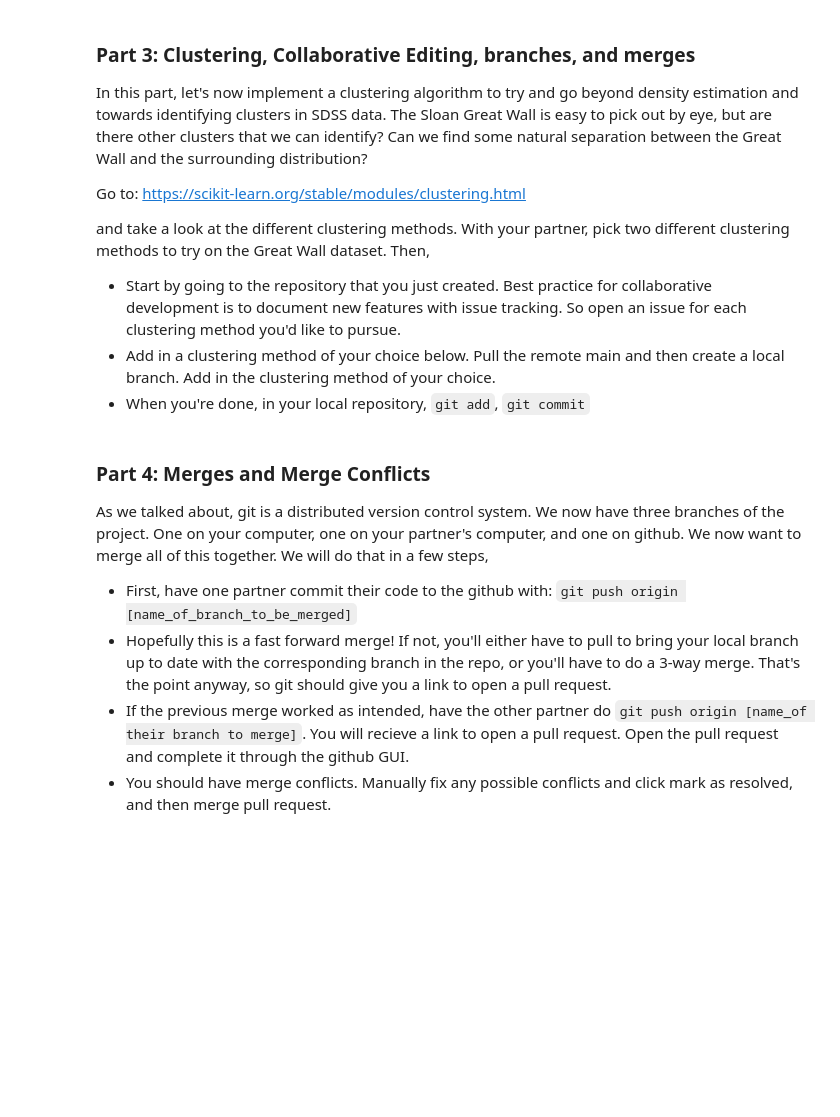
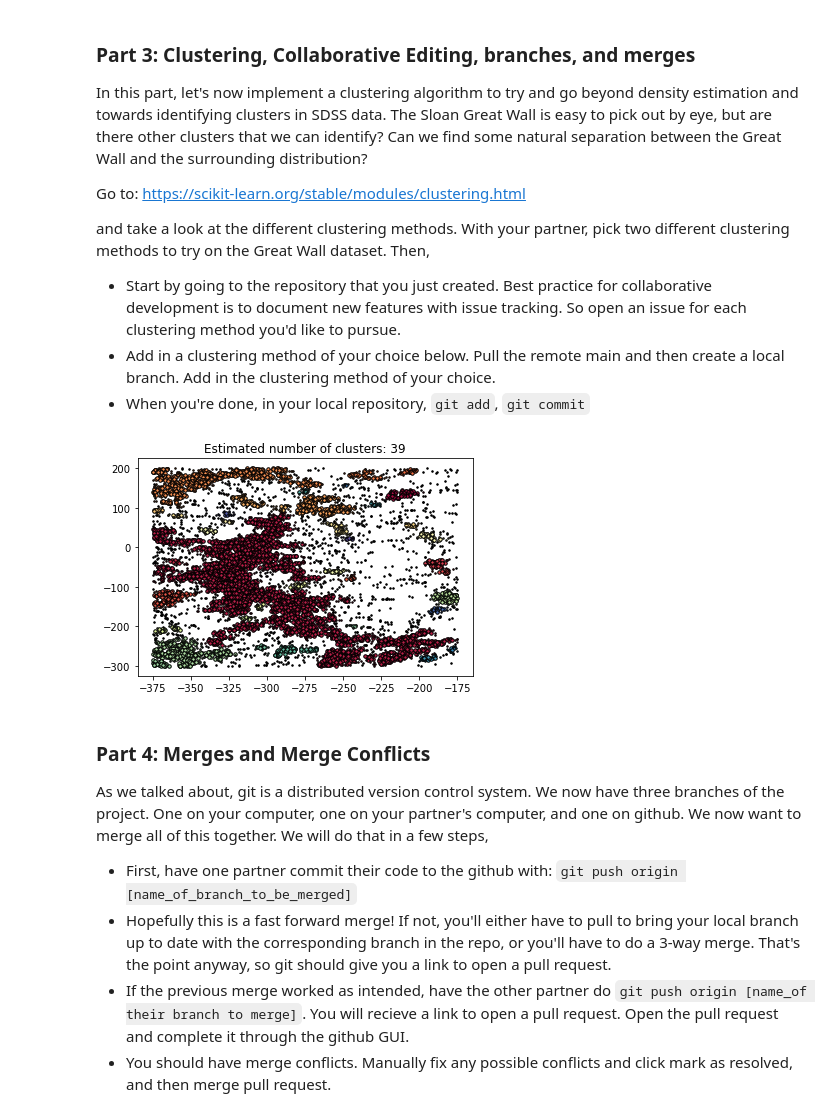
Before and after one commit to Yashvi-Sharma/GreatWallHaySha, a Jupyter notebook: DSFP_intro_2_git.ipynb, the cells around one changed output. Drawn from its saved outputs; the diff is of its cells as text; code cells hidden in the pictures; blank space fills up the shorter version.

Commit message:
added dbscan

```diff
--- a/DSFP_intro_2_git.ipynb
+++ b/DSFP_intro_2_git.ipynb
@@ -130,3 +134,40 @@ and take a look at the different clustering methods. With your partner, pick two
+# %%
+db = DBSCAN(eps=6, min_samples=10).fit(X)
+# %%
+lbls = np.unique(db.labels_)
+colors = [plt.cm.Spectral(each) for each in np.linspace(0, 1, len(lbls))]
+# %%
+core_samples_mask = np.zeros_like(db.labels_, dtype=bool)
+core_samples_mask[db.core_sample_indices_] = True
+# %%
+for k,col in zip(lbls,colors):
+    if k==-1:
+        col=[0,0,0,1]
+    mask = db.labels_ == k
+    xy = X[core_samples_mask & mask]
+    plt.plot(
+        xy[:, 0],
+        xy[:, 1],
+        ".",
+        markerfacecolor=tuple(col),
+        markeredgecolor="k",
+        markersize=7,
+    )
+
+    xy = X[mask & ~core_samples_mask]
+    plt.plot(
+        xy[:, 0],
+        xy[:, 1],
+        ".",
+        markerfacecolor=tuple(col),
+        markeredgecolor="k",
+        markersize=3,
+    )
+
+plt.title("Estimated number of clusters: "+str(len(lbls)-1))
+plt.show()
+# %% [output]
+[figure, added]
 # %% [markdown]
 ### Part 4: Merges and Merge Conflicts
 
```
Also changed, not shown: parts of 9 cells of this notebook.
